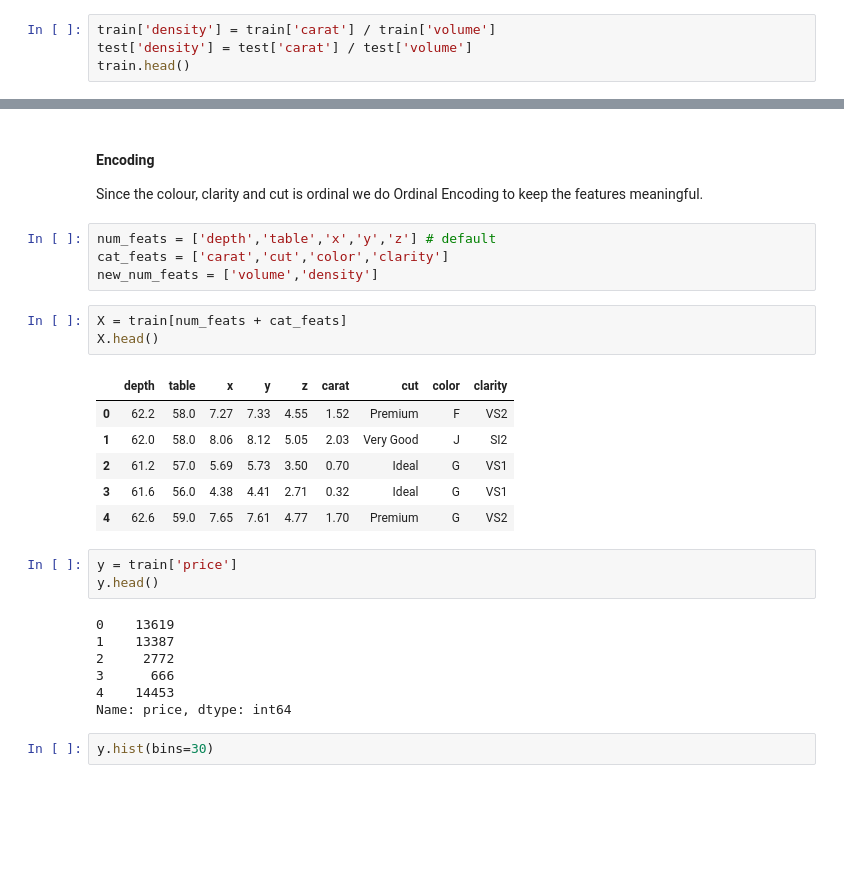
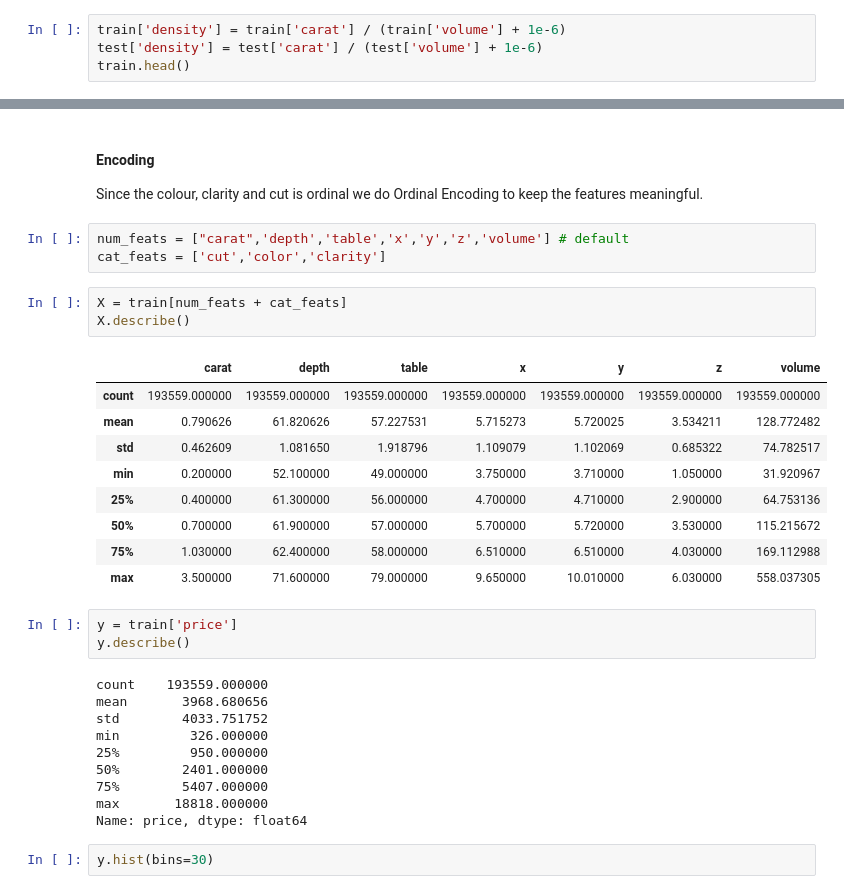
Before and after one commit to samrat-rm/Brain-Cache, a Jupyter notebook: kaggle_notes/Gemstone_Linear_Regression.ipynb, the cells around one changed output, grey strips where cells are left out. Saved outputs shown, nothing was run; the diff lists cells and outputs as text; blank space fills up the shorter version.

```diff
--- a/kaggle_notes/Gemstone_Linear_Regression.ipynb
+++ b/kaggle_notes/Gemstone_Linear_Regression.ipynb
@@ -525,8 +535,8 @@ train.head()
 | 3 | 0.32 | Ideal | G | VS1 | 61.6 | 56.0 | 4.38 | 4.41 | 2.71 | 666 | 52.345818 |
 | 4 | 1.70 | Premium | G | VS2 | 62.6 | 59.0 | 7.65 | 7.61 | 4.77 | 14453 | 277.692705 |
 # %%
-train['density'] = train['carat'] / train['volume']
-test['density'] = test['carat'] / test['volume']
+train['density'] = train['carat'] / (train['volume'] + 1e-6)
+test['density'] = test['carat'] / (test['volume'] + 1e-6)
 train.head()
 # %% [output]
 |  | carat | cut | color | clarity | depth | table | x | y | z | price | volume | ... |
@@ -554,29 +564,34 @@ We have introduced a new features density and volume. Density is almost constant
 
 Since the colour, clarity and cut is ordinal we do Ordinal Encoding to keep the features meaningful.
 # %%
-num_feats = ['depth','table','x','y','z'] # default
-cat_feats = ['carat','cut','color','clarity']
-new_num_feats = ['volume','density']
+num_feats = ["carat",'depth','table','x','y','z','volume'] # default
+cat_feats = ['cut','color','clarity']
 # %%
 X = train[num_feats + cat_feats]
-X.head()
+X.describe()
 # %% [output]
-|  | depth | table | x | y | z | carat | cut | color | clarity |
-| 0 | 62.2 | 58.0 | 7.27 | 7.33 | 4.55 | 1.52 | Premium | F | VS2 |
-| 1 | 62.0 | 58.0 | 8.06 | 8.12 | 5.05 | 2.03 | Very Good | J | SI2 |
-| 2 | 61.2 | 57.0 | 5.69 | 5.73 | 3.50 | 0.70 | Ideal | G | VS1 |
-| 3 | 61.6 | 56.0 | 4.38 | 4.41 | 2.71 | 0.32 | Ideal | G | VS1 |
-| 4 | 62.6 | 59.0 | 7.65 | 7.61 | 4.77 | 1.70 | Premium | G | VS2 |
+|  | carat | depth | table | x | y | z | volume |
+| count | 193559.000000 | 193559.000000 | 193559.000000 | 193559.000000 | 193559.000000 | 193559.000000 | 193559.000000 |
+| mean | 0.790626 | 61.820626 | 57.227531 | 5.715273 | 5.720025 | 3.534211 | 128.772482 |
+| std | 0.462609 | 1.081650 | 1.918796 | 1.109079 | 1.102069 | 0.685322 | 74.782517 |
+| min | 0.200000 | 52.100000 | 49.000000 | 3.750000 | 3.710000 | 1.050000 | 31.920967 |
+| 25% | 0.400000 | 61.300000 | 56.000000 | 4.700000 | 4.710000 | 2.900000 | 64.753136 |
+| 50% | 0.700000 | 61.900000 | 57.000000 | 5.700000 | 5.720000 | 3.530000 | 115.215672 |
+| 75% | 1.030000 | 62.400000 | 58.000000 | 6.510000 | 6.510000 | 4.030000 | 169.112988 |
+| max | 3.500000 | 71.600000 | 79.000000 | 9.650000 | 10.010000 | 6.030000 | 558.037305 |
 # %%
 y = train['price']
-y.head()
+y.describe()
 # %% [output]
-0    13619
-1    13387
-2     2772
-3      666
-4    14453
-Name: price, dtype: int64
+count    193559.000000
+mean       3968.680656
+std        4033.751752
+min         326.000000
+25%         950.000000
+50%        2401.000000
+75%        5407.000000
+max       18818.000000
+Name: price, dtype: float64
 # %%
 y.hist(bins=30)
 # %% [output]
```
Also changed, not shown: parts of 18 cells of this notebook.
